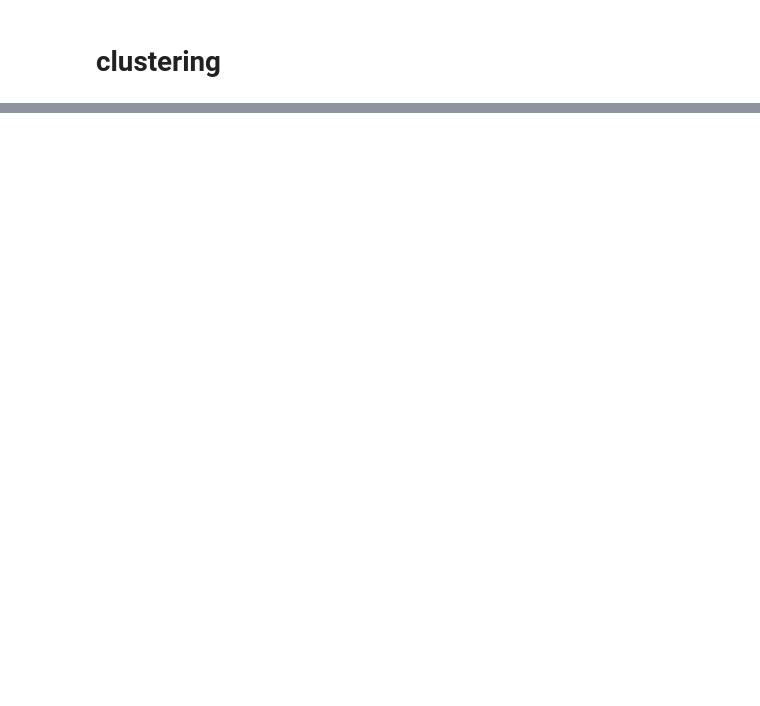
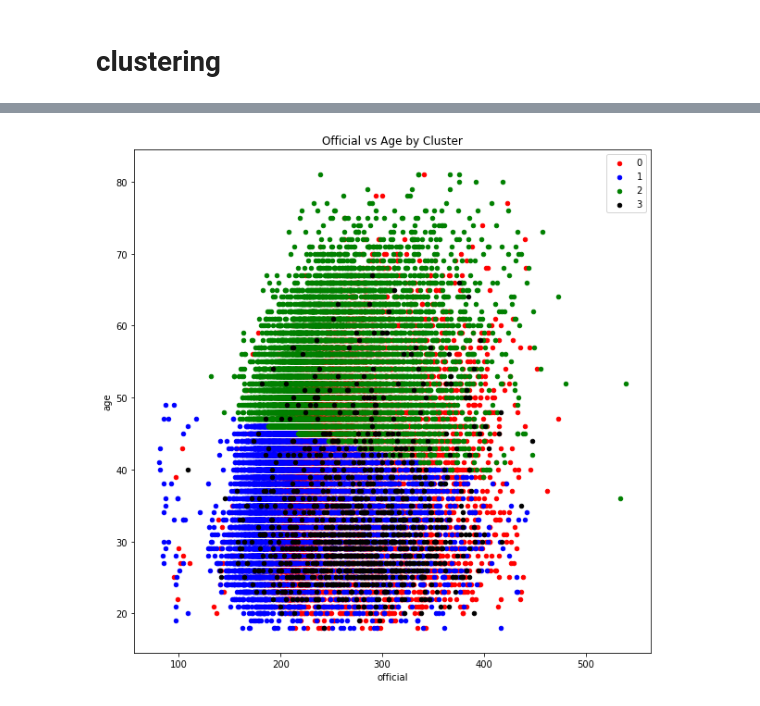
Before and after one commit to cobrobrown/thinkful_course, a Jupyter notebook: unit_4_unsupervised_learning_venturing_into_the_unknown/4.2.5_challenge_boston_marathon/4.2.5_challenge_boston_marathon.ipynb, the cells around one changed output, grey strips where cells are left out. Saved outputs shown, nothing was run; the diff lists cells and outputs as text; code cells hidden in the pictures; blank space fills up the shorter version.

Commit message:
added cluster visualizations

```diff
--- a/unit_4_unsupervised_learning_venturing_into_the_unknown/4.2.5_challenge_boston_marathon/4.2.5_challenge_boston_marathon.ipynb
+++ b/unit_4_unsupervised_learning_venturing_into_the_unknown/4.2.5_challenge_boston_marathon/4.2.5_challenge_boston_marathon.ipynb
@@ -142,11 +56,10 @@ for col in (df == '-').sum()[(df == '-').sum() > 0].index:
     df[col] = df[col].astype('float')
 # %%
 # drop name, bib, ctz, city
-X = df.drop(['name', 'bib', 'ctz','city'], axis = 1)
+X = df[['gender', 'age','official']]
 # gender categorical to binary
 X['gender'] = np.where(X['gender'] == 'M', 0,1) # Male -> 1
-# OHE state, country
-X = pd.get_dummies(X, columns=['state'], dummy_na=True)
-X = pd.get_dummies(X, columns=['country'])
+# classifications: hometown (city==Boston)
+X['hometown'] = (df['city'] == 'Boston').astype('int')
 # normalize
-X_norm = normalize(X)
+X_norm = (X - X.min()) / (X.max() - X.min())
@@ -221,0 +151,8 @@ Runtime: 383.59
+# %%
+# run k-means on the full dataset
+n_clusters = 4
+km_model = KMeans(n_clusters = n_clusters, random_state = 42)
+km_model.fit(X_norm)
+# add labels to data for analysis
+X_label = X.copy()
+X_label['label'] = km_model.labels_
@@ -221,0 +169,15 @@ Runtime: 383.59
+# %%
+# centers of clusters for gender / age groups
+centers = km_model.cluster_centers_ # normalize
+fig, ax = plt.subplots(figsize = (10,10))
+colors = {0:'red', 1:'blue', 2:'green', 3:'black'}
+grouped = X_label.groupby('label')
+for key, group in grouped:
+    group.plot(ax=ax, kind='scatter', x='official', y='age', label=key, color=colors[key])
+plt.legend()
+plt.xlabel('official')
+plt.ylabel('age')
+plt.title('Official vs Age by Cluster')
+plt.show()
+# %% [output]
+[figure, added]
```
Also changed, not shown: parts of 13 cells of this notebook.
